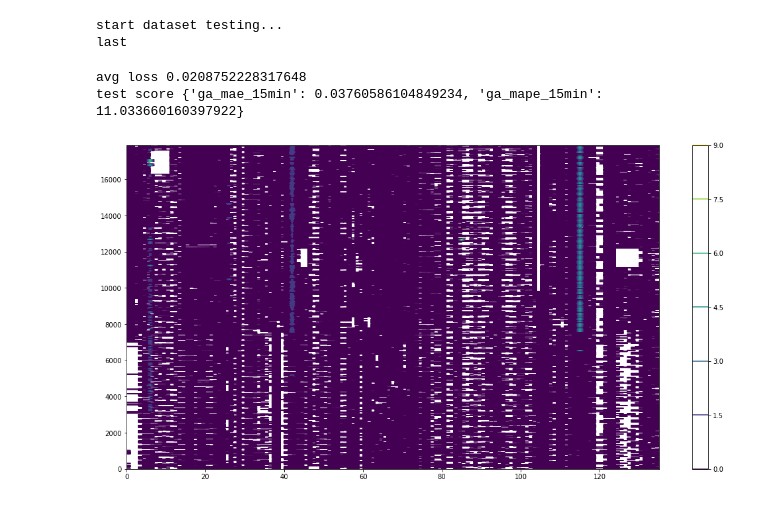
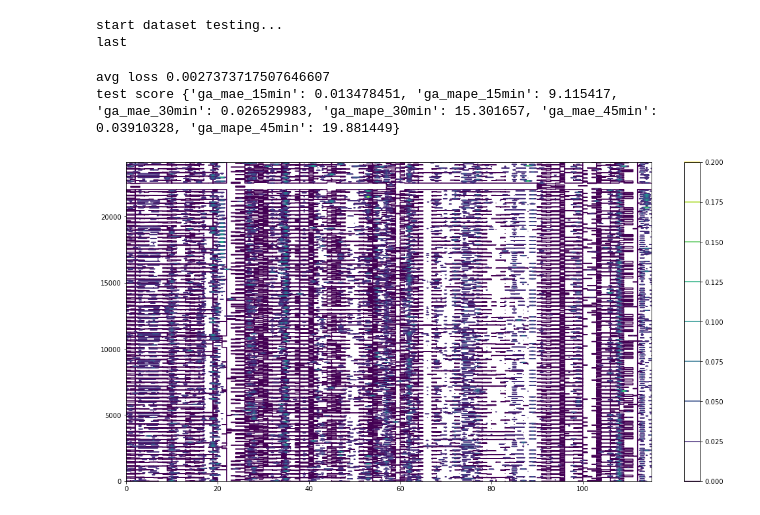
Before and after one commit to acse-yl13320/PolyU-parking, a Jupyter notebook: loss_analyze.ipynb, the cells around one changed output. Saved outputs shown, nothing was run; the diff lists cells and outputs as text; code cells hidden in the pictures.

```diff
--- a/loss_analyze.ipynb
+++ b/loss_analyze.ipynb
@@ -94,8 +118,8 @@ test score {'ga_mae_15min': 0.045639847403433104, 'ga_mape_15min': 33.9144113619
-# %%
-test_dataset('last', test_set)
-# %% [output]
-start dataset testing...
-last
-avg loss 0.0208752228317648
-test score {'ga_mae_15min': 0.03760586104849234, 'ga_mape_15min': 11.033660160397922}
-[figure, removed]
+# %%
+last_loss_matrix, last_score_matrix = test_dataset('last', dataset)
+# %% [output]
+start dataset testing...
+last
+avg loss 0.0027373717507646607
+test score {'ga_mae_15min': 0.013478451, 'ga_mape_15min': 9.115417, 'ga_mae_30min': 0.026529983, 'ga_mape_30min': 15.301657, 'ga_mae_45min': 0.03910328, 'ga_mape_45min': 19.881449}
+[figure, added]
```
Also changed, not shown: parts of 11 cells of this notebook, 10 other files.
